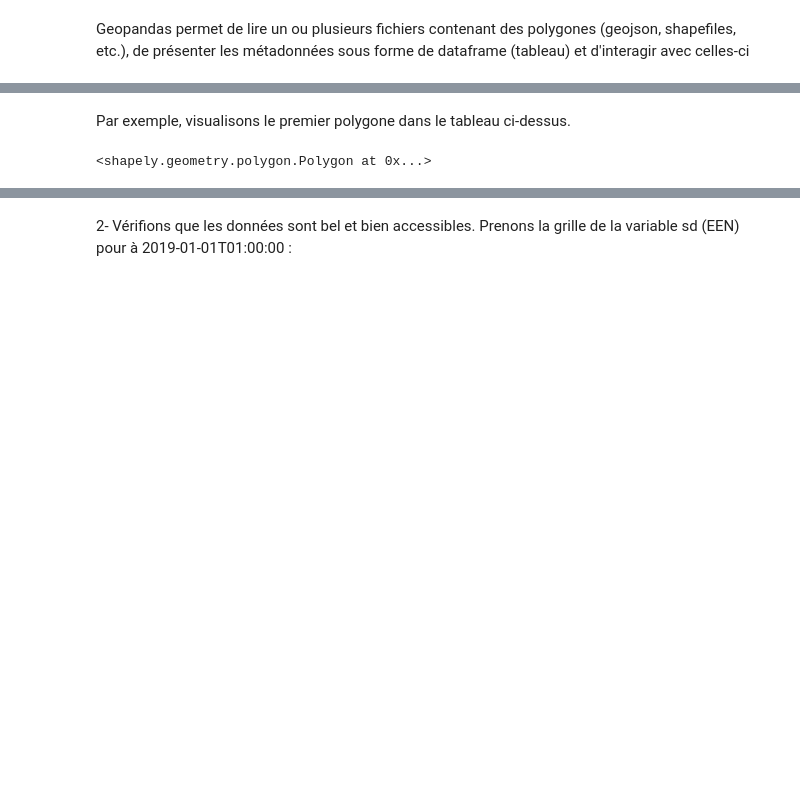
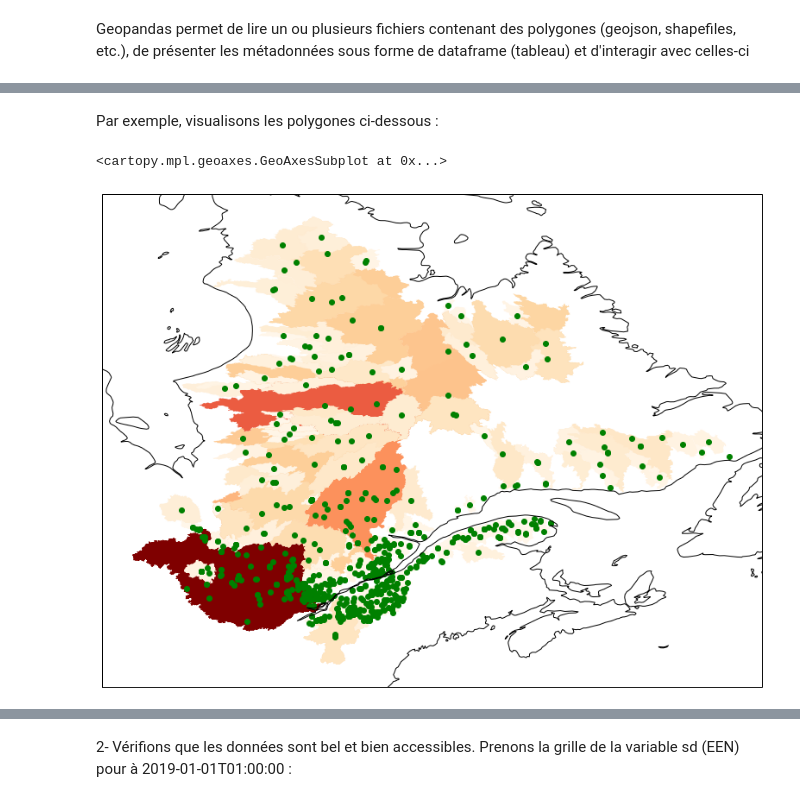
Before and after one commit to sebastienlanglois/zarr-experiments, a Jupyter notebook: zarr-experiments-era5-land.ipynb, the cells around one changed output, grey strips where cells are left out. Cells and saved outputs as stored; diff of their text form; code cells hidden in the pictures; blank space fills up the shorter version.

```diff
--- a/zarr-experiments-era5-land.ipynb
+++ b/zarr-experiments-era5-land.ipynb
@@ -91,9 +98,16 @@ gdf
-# %% [markdown]
-Par exemple, visualisons le premier polygone dans le tableau ci-dessus.
-# %%
-gdf.iloc[0].geometry
-# %% [output]
-<shapely.geometry.polygon.Polygon at 0x...>
+# %% [markdown]
+Par exemple, visualisons les polygones ci-dessous :
+# %%
+fig = plt.figure()
+fig.set_size_inches(18.5, 10.5)
+
+ax = plt.axes(projection=ccrs.PlateCarree())
+ax.coastlines(resolution='50m')
+gdf.plot(column=gdf['Superficie'].astype('float'),cmap='OrRd', ax=ax)
+gdf['geometry'].centroid.plot(ax=ax, color='green')
+# %% [output]
+<cartopy.mpl.geoaxes.GeoAxesSubplot at 0x...>
+[figure, added]
 # %% [markdown]
 # Xarray Dataset
 ![title](img/dataset-diagram.png)
```
Also changed, not shown: parts of 21 cells of this notebook.
